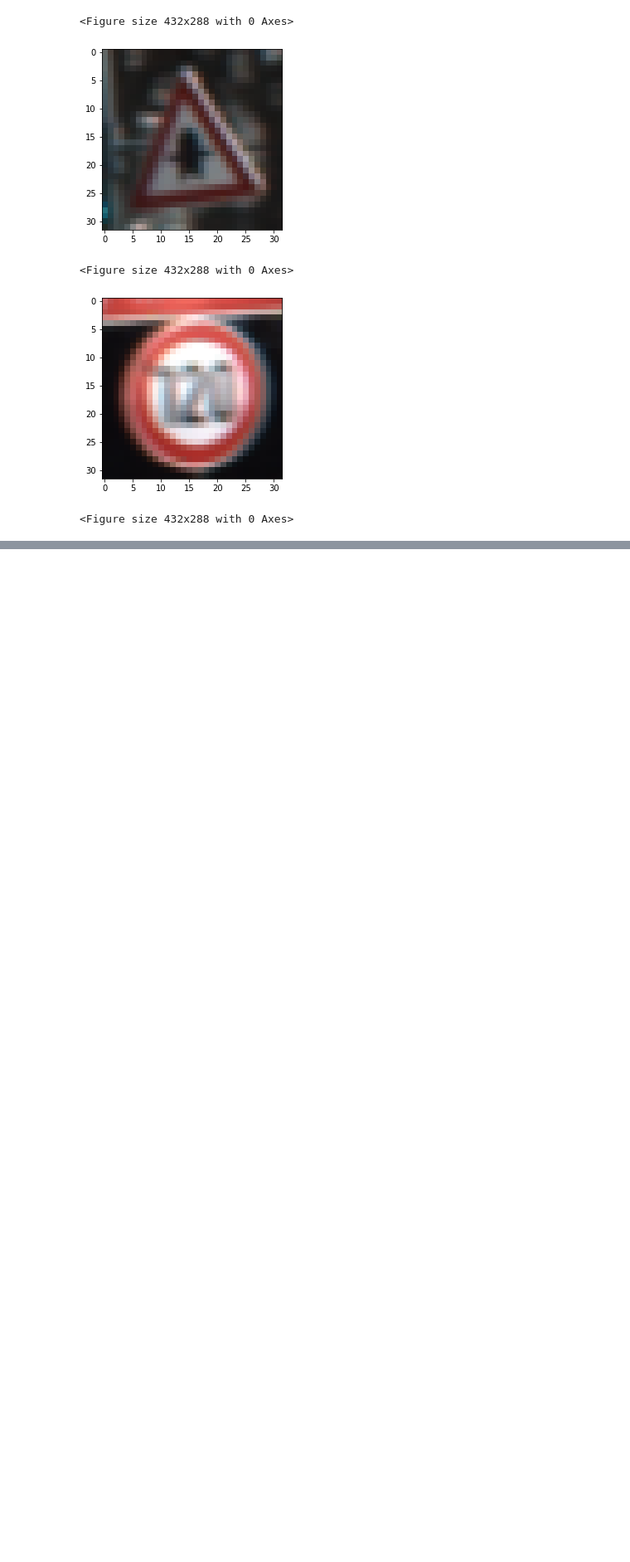
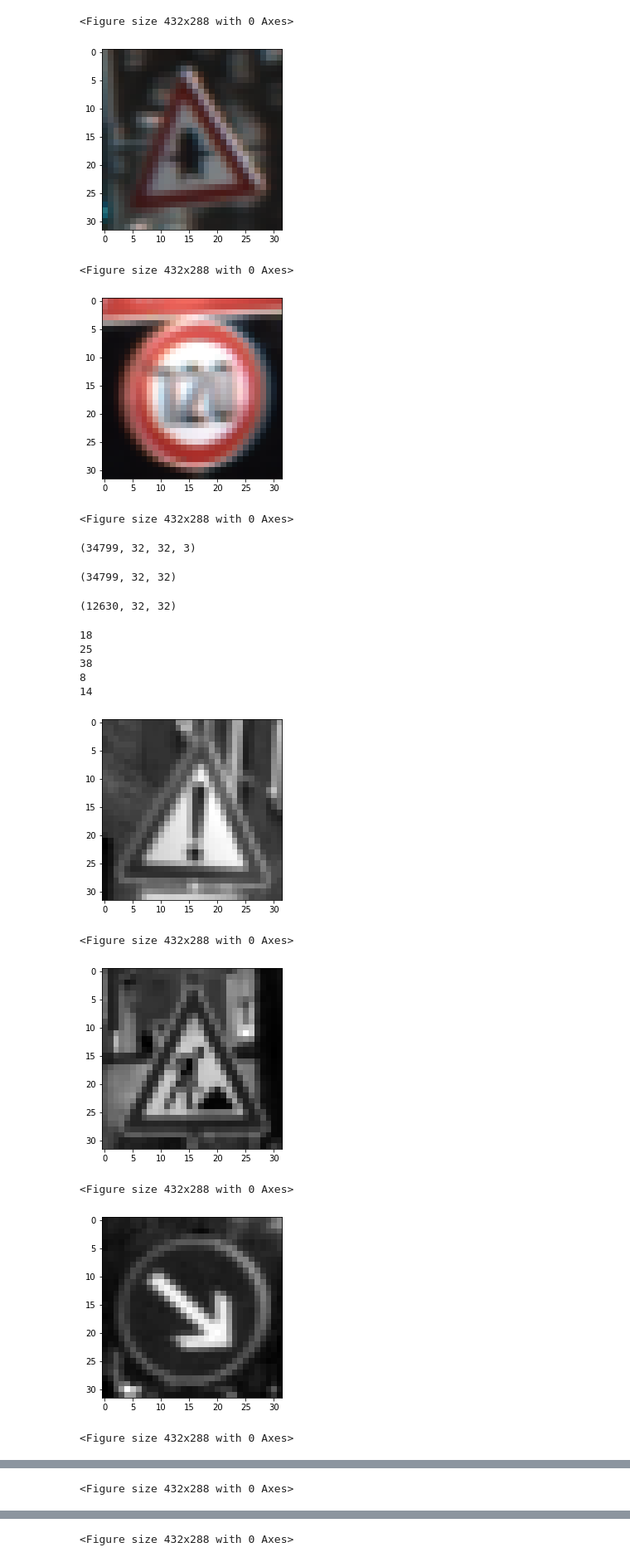
Before and after one commit to hamednasr/Traffic-Sign-Clasification, a Jupyter notebook: Traffic Signal Classification my code.ipynb, the cells around one changed output, grey strips where cells are left out. Shown at 83% size. Cells and saved outputs as stored; diff of their text form; code cells hidden in the pictures; blank space fills up the shorter version.

Commit message:
model trained

```diff
--- a/Traffic Signal Classification my code.ipynb
+++ b/Traffic Signal Classification my code.ipynb
@@ -82,0 +85,12 @@ for i in range(5):
+# %%
+X_train, y_train = shuffle(X_train , y_train)
+# %%
+X_train.shape
+# %% [output]
+(34799, 32, 32, 3)
+# %%
+X_train_gray = np.average(X_train , axis= 3)
+# %%
+X_train_gray.shape
+# %% [output]
+(34799, 32, 32)
@@ -82,0 +100,23 @@ for i in range(5):
+# %%
+X_test_gray.shape
+# %% [output]
+(12630, 32, 32)
+# %%
+for i in range(5):
+    r = random.randint(1,34799)
+    plt.figure(figsize=(4,4))
+    plt.imshow(X_train_gray[r],cmap='gray')
+    plt.figure()
+    print(y_train[r])
+# %% [output]
+18
+25
+38
+8
+14
+[figure, added]
+<Figure size 432x288 with 0 Axes>
+[figure, added]
+<Figure size 432x288 with 0 Axes>
+[figure, added]
+<Figure size 432x288 with 0 Axes>
@@ -82,0 +124 @@ for i in range(5):
+<Figure size 432x288 with 0 Axes>
@@ -82,0 +126 @@ for i in range(5):
+<Figure size 432x288 with 0 Axes>
```
Also changed, not shown: parts of 16 cells of this notebook.
